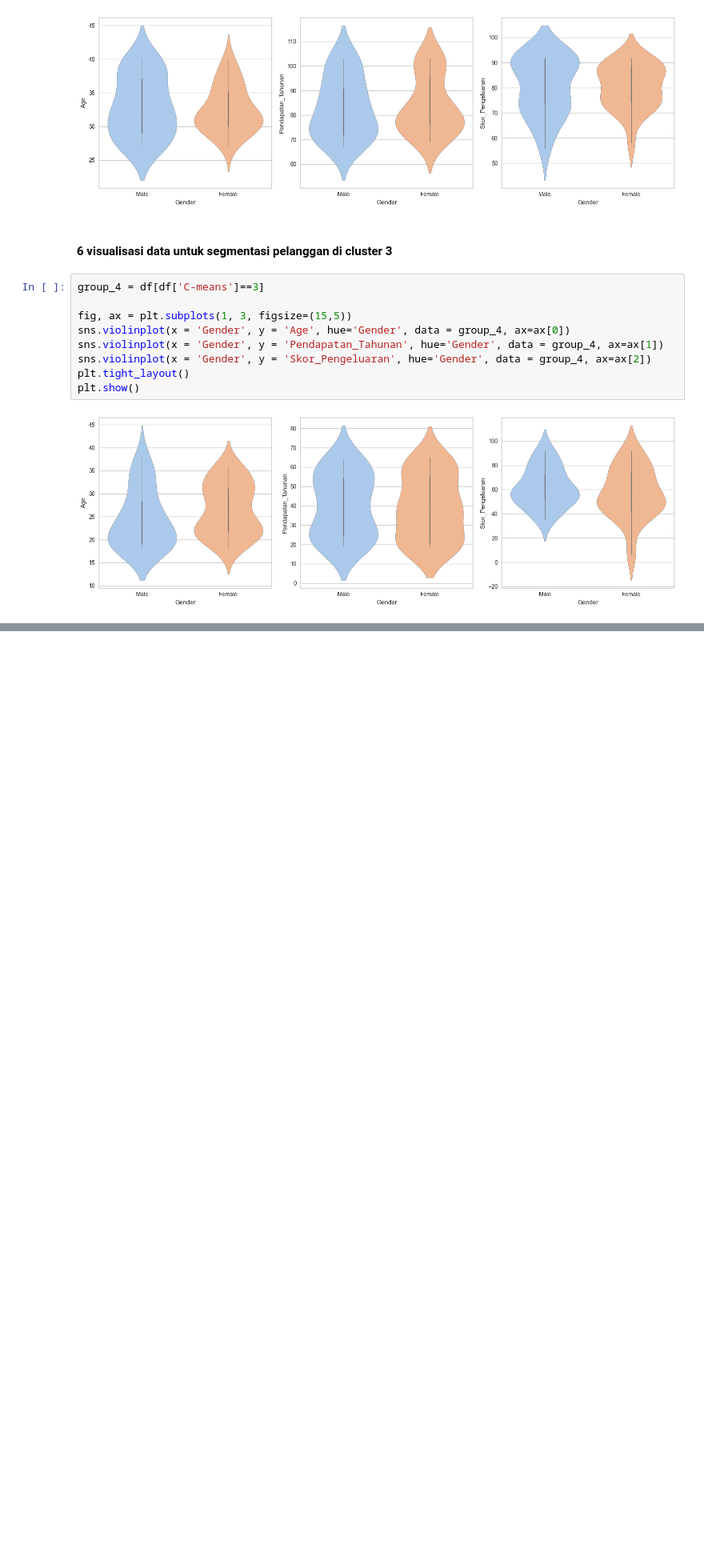
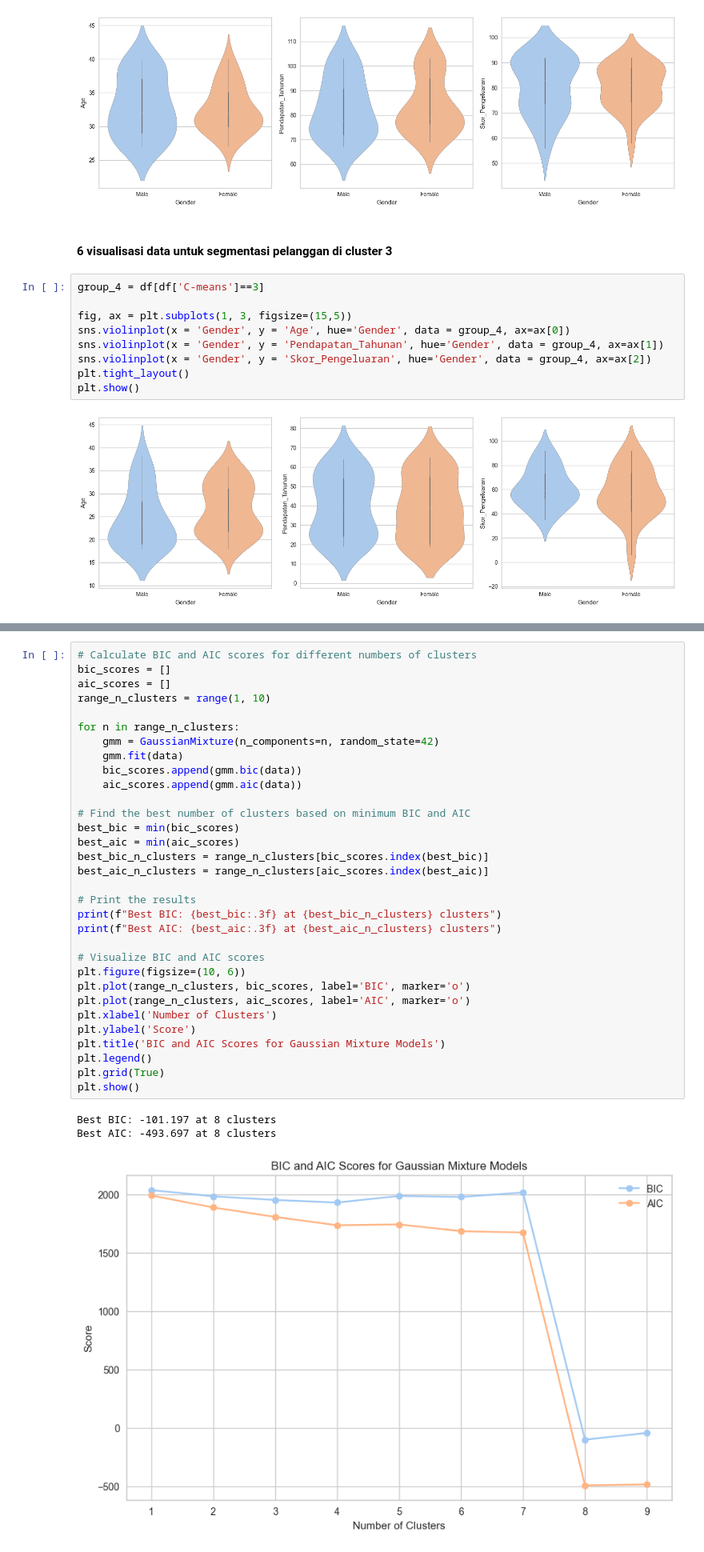
Before and after one commit to BlackBox-Ops/ML-Customer-Segmentation, a Jupyter notebook: notebooks/analisis_eda.ipynb, the cells around one changed output, grey strips where cells are left out. Shown at 80% size. Drawn from its saved outputs; the diff is of its cells as text; blank space fills up the shorter version.

```diff
--- a/notebooks/analisis_eda.ipynb
+++ b/notebooks/analisis_eda.ipynb
@@ -2123,0 +2102,36 @@ Davies-Bouldin Index: 0.995
+# %%
+# Calculate BIC and AIC scores for different numbers of clusters
+bic_scores = []
+aic_scores = []
+range_n_clusters = range(1, 10)
+
+for n in range_n_clusters:
+    gmm = GaussianMixture(n_components=n, random_state=42)
+    gmm.fit(data)
+    bic_scores.append(gmm.bic(data))
+    aic_scores.append(gmm.aic(data))
+
+# Find the best number of clusters based on minimum BIC and AIC
+best_bic = min(bic_scores)
+best_aic = min(aic_scores)
+best_bic_n_clusters = range_n_clusters[bic_scores.index(best_bic)]
+best_aic_n_clusters = range_n_clusters[aic_scores.index(best_aic)]
+
+# Print the results
+print(f"Best BIC: {best_bic:.3f} at {best_bic_n_clusters} clusters")
+print(f"Best AIC: {best_aic:.3f} at {best_aic_n_clusters} clusters")
+
+# Visualize BIC and AIC scores
+plt.figure(figsize=(10, 6))
+plt.plot(range_n_clusters, bic_scores, label='BIC', marker='o')
+plt.plot(range_n_clusters, aic_scores, label='AIC', marker='o')
+plt.xlabel('Number of Clusters')
+plt.ylabel('Score')
+plt.title('BIC and AIC Scores for Gaussian Mixture Models')
+plt.legend()
+plt.grid(True)
+plt.show()
+# %% [output]
+Best BIC: -101.197 at 8 clusters
+Best AIC: -493.697 at 8 clusters
+[figure, added]
```
Also changed, not shown: parts of 4 cells of this notebook.
